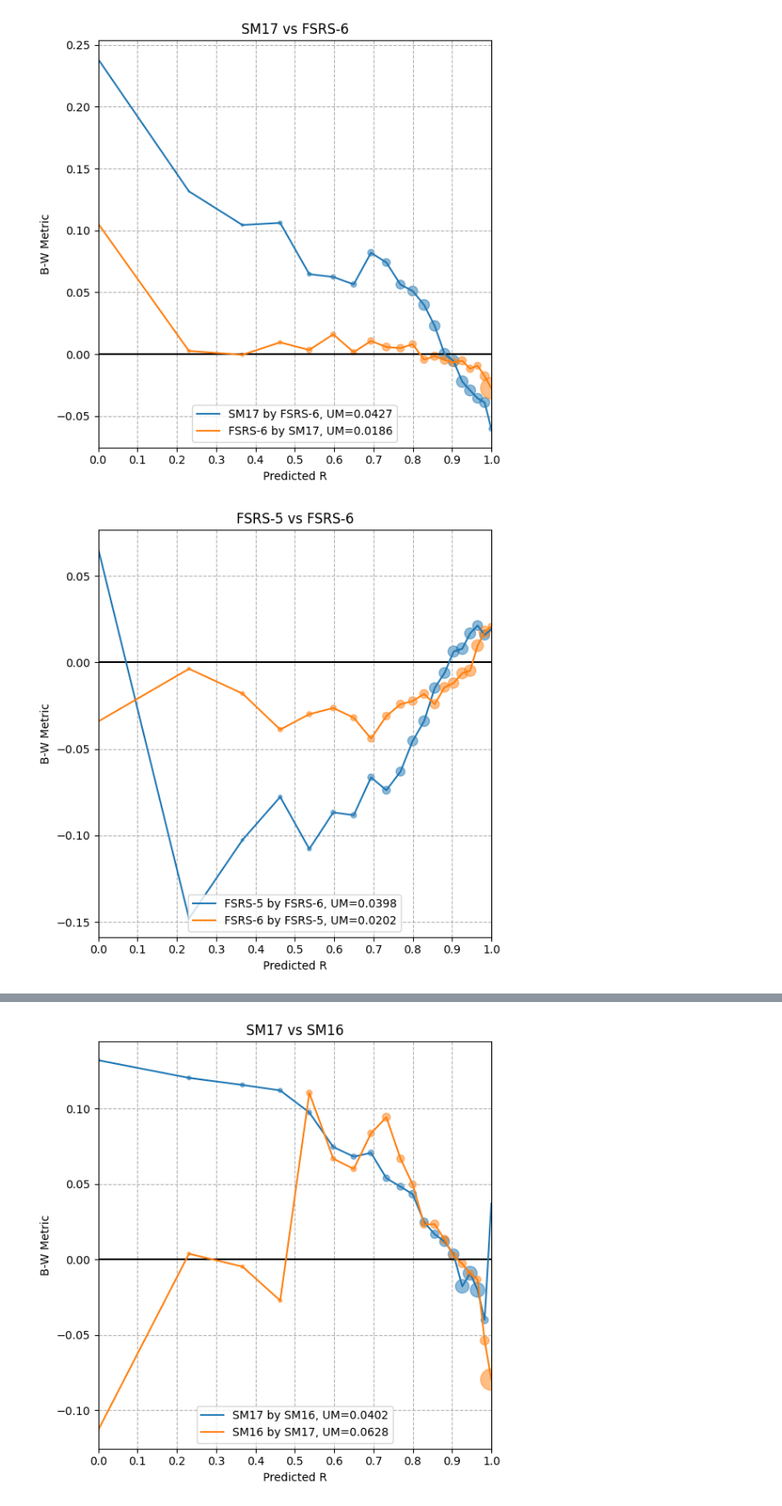
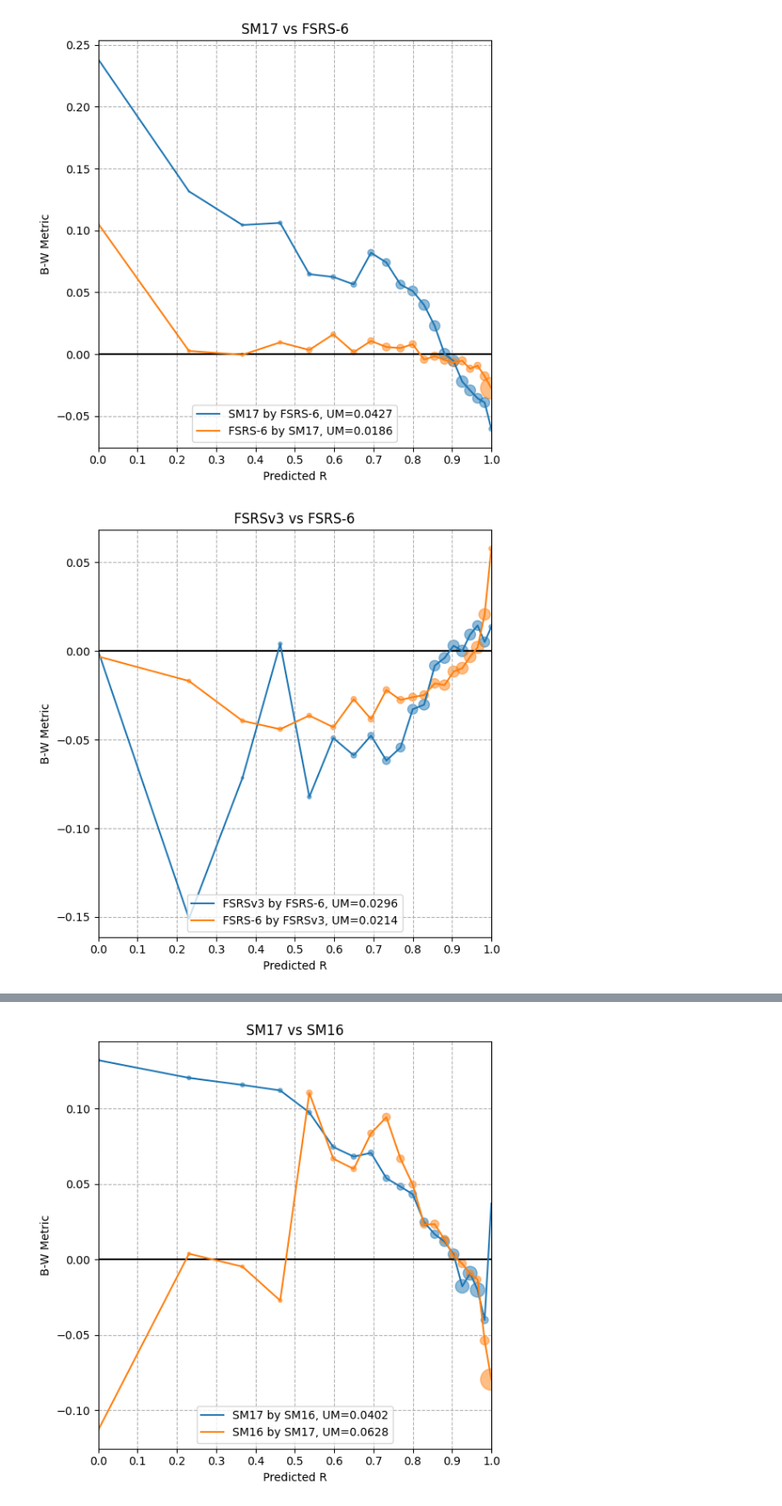
Before and after one commit to open-spaced-repetition/fsrs-vs-sm17, a Jupyter notebook: cross-comparison.ipynb, the cells around one changed output, grey strips where cells are left out. Shown: that part at 85% size. Saved outputs shown, nothing was run; the diff lists cells and outputs as text; code cells hidden in the pictures.

```diff
--- a/cross-comparison.ipynb
+++ b/cross-comparison.ipynb
@@ -93,7 +93,7 @@ cross_comparison(df, "FSRS-6", "SM17")
 # %% [output]
 [figure]
 # %%
-cross_comparison(df, "FSRS-6", "FSRS-5")
+cross_comparison(df, "FSRS-6", "FSRSv3")
 # %% [output]
-[figure, old version]
+[figure, new version]
 # %%
```
Also changed, not shown: parts of 4 cells of this notebook, 38 other files.
